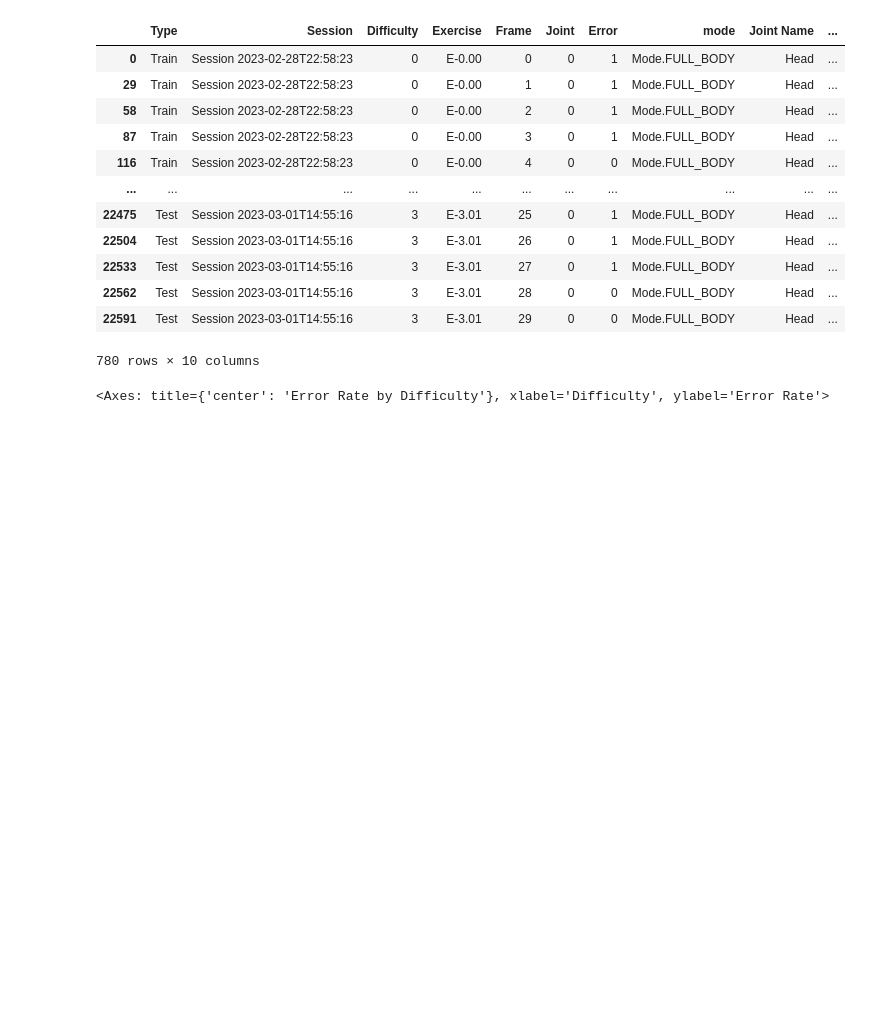
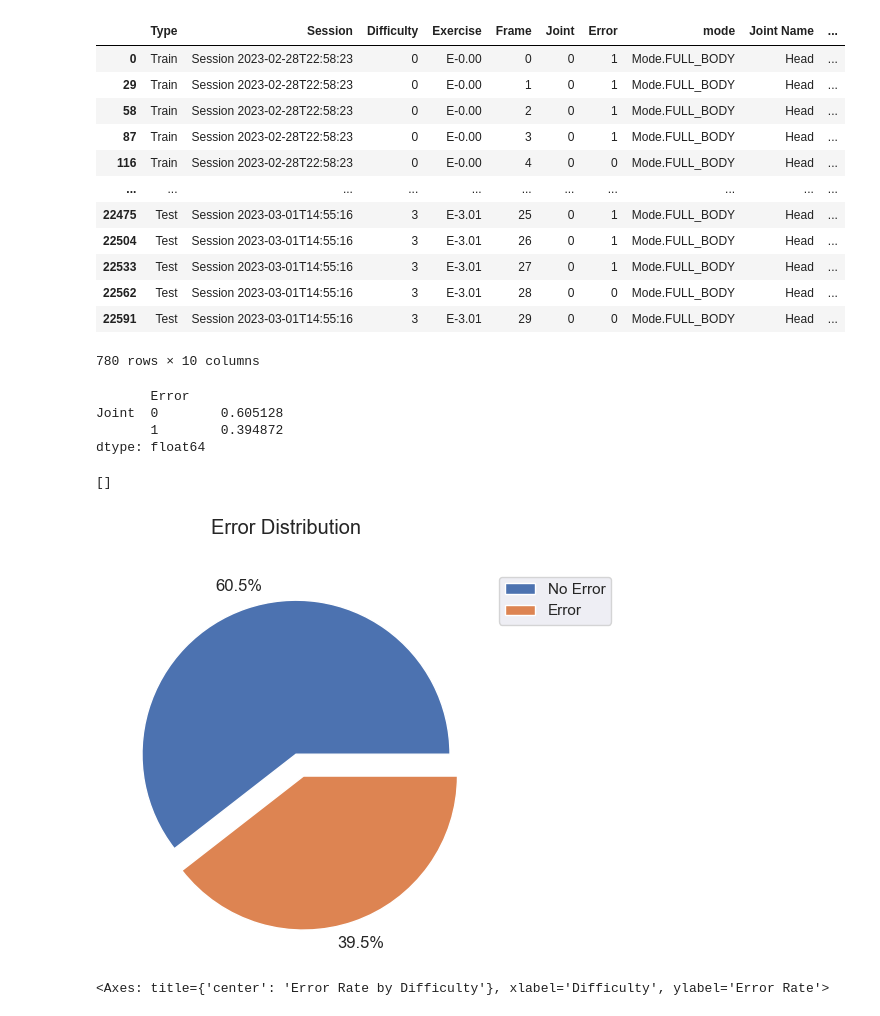
Before and after one commit to LeonardoPohl/FESD, a Jupyter notebook: FESDModel/DataAnalysis.ipynb, the cells around one changed output. Drawn from its saved outputs; the diff is of its cells as text; code cells hidden in the pictures; blank space fills up the shorter version.

```diff
--- a/FESDModel/DataAnalysis.ipynb
+++ b/FESDModel/DataAnalysis.ipynb
@@ -487,6 +497,43 @@ df_data_full_body
 | 22562 | Test | Session 2023-03-01T14:55:16 | 3 | E-3.01 | 28 | 0 | 0 | Mode.FULL_BODY | Head | ... |
 | 22591 | Test | Session 2023-03-01T14:55:16 | 3 | E-3.01 | 29 | 0 | 0 | Mode.FULL_BODY | Head | ... |
 780 rows × 10 columns
+# %%
+
+err_joints = df_data_full_body[["Joint", "Error"]]
+error_distribution_by_joint = err_joints.groupby(["Error"]).count().unstack().T
+error_distribution_by_joint = (error_distribution_by_joint / error_distribution_by_joint.sum()).T.fillna(0)
+error_distribution_by_joint.T
+# %% [output]
+       Error
+Joint  0        0.605128
+       1        0.394872
+dtype: float64
+# %%
+s = df_data_full_body[["Joint", "Error"]].sum()
+
+err_joints = df_data_full_body[["Joint", "Error"]]
+error_distribution_by_joint = err_joints.groupby(["Error"]).count().unstack().T
+
+error_distribution_by_joint = (error_distribution_by_joint / error_distribution_by_joint.sum()).T.fillna(0)
+
+edj = error_distribution_by_joint.T
+
+fig = plt.figure(figsize=(10, 5))
+ax1 = fig.add_subplot(1, 1, 1)
+
+axs = edj.plot.pie(ax=ax1, subplots=True, layout=(1, 1), legend=False, title="Error Distribution", fontsize=12, sharex=False, sharey=False, labeldistance=None, explode=(.05,.1), autopct='%1.1f%%', pctdistance=1.15)
+
+for ax in axs.flatten():
+  ax.set_xlabel(ax.get_ylabel())
+  ax.set_ylabel("")
+
+plt.legend(["No Error", "Error"], loc='upper left', bbox_to_anchor=(1, 1))
+
+plt.savefig("figures/dist_full_body/Error_Distribution_by_Body_Half.png")
+plt.plot()
+# %% [output]
+[]
+[figure, added]
 # %%
 error_by_difficulty = df_data_full_body[['Difficulty', "Difficulty Name", "Error"]].groupby(["Difficulty Name"]).mean().sort_values(by="Difficulty")["Error"]
 ax = error_by_difficulty.plot.bar()
```
Also changed, not shown: parts of 10 cells of this notebook, 43 other files.
